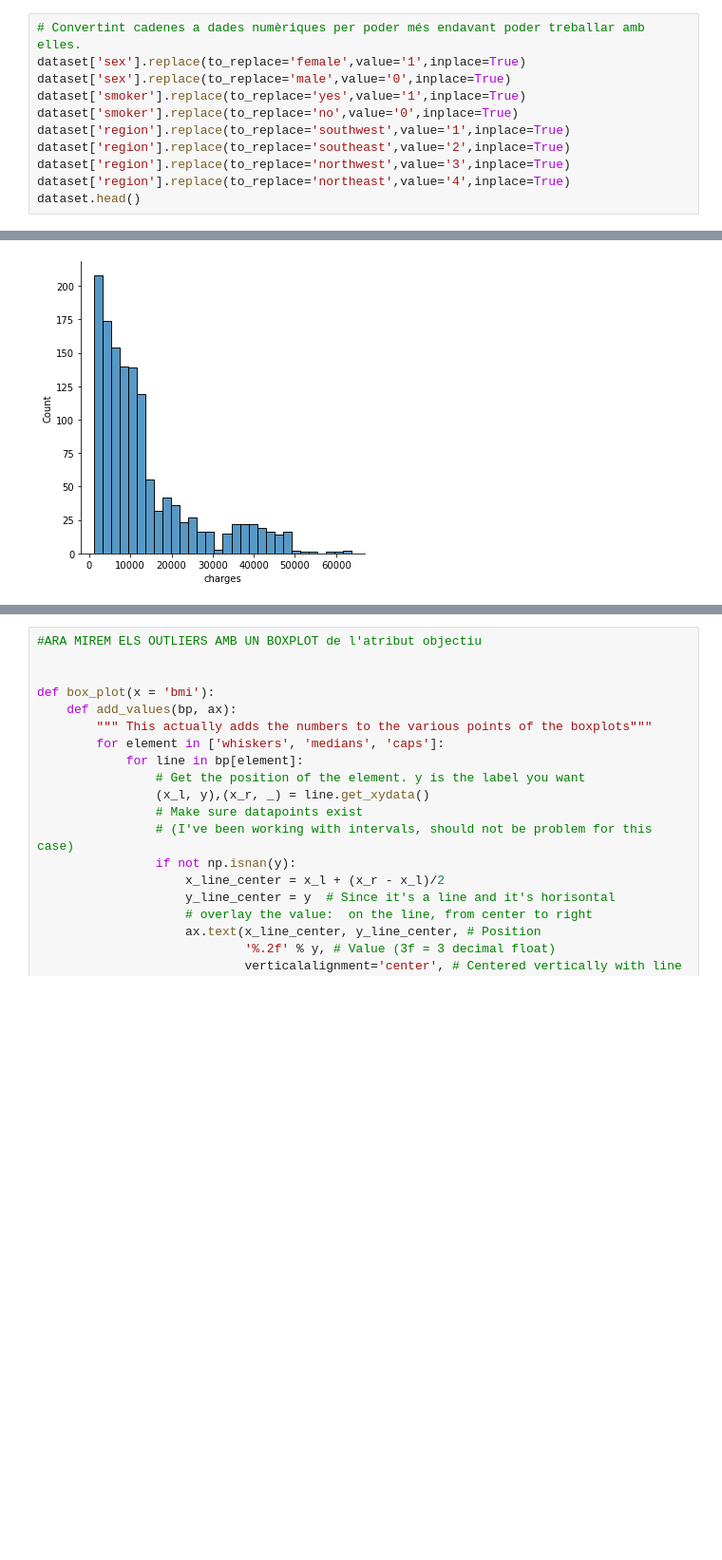
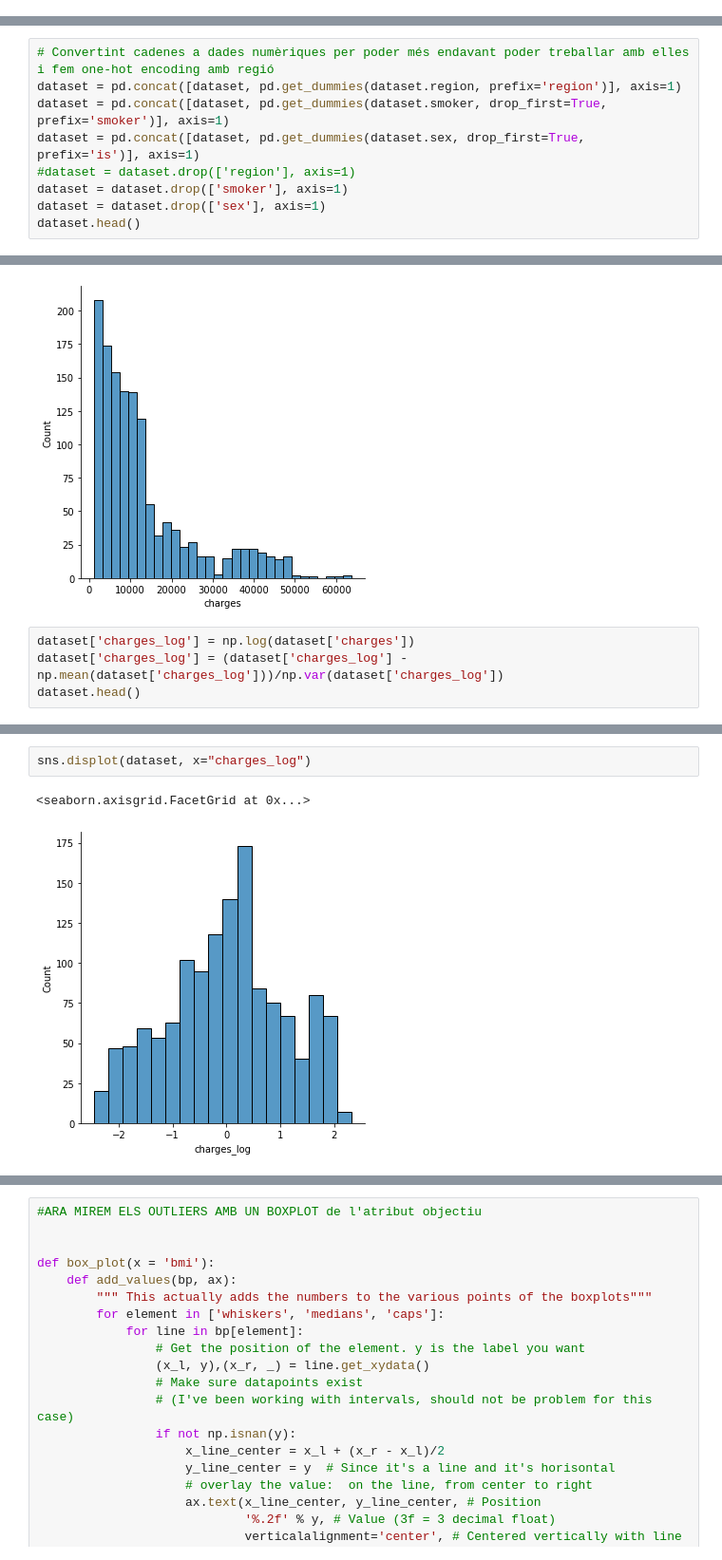
Before and after one commit to AlbaFernandezCor/Practica1_ApC, a Jupyter notebook: prac1.ipynb, the cells around one changed output, grey strips where cells are left out. Shown: that part at 95% size. Saved outputs shown, nothing was run; the diff lists cells and outputs as text; blank space fills up the shorter version.

```diff
--- a/prac1.ipynb
+++ b/prac1.ipynb
@@ -54,14 +56,3 @@ Data columns (total 7 columns):
  6   charges   1338 non-null   float64
 dtypes: float64(2), int64(2), object(3)
 memory usage: 73.3+ KB
-# %%
-# Convertint cadenes a dades numèriques per poder més endavant poder treballar amb elles.
-dataset['sex'].replace(to_replace='female',value='1',inplace=True)
-dataset['sex'].replace(to_replace='male',value='0',inplace=True)
-dataset['smoker'].replace(to_replace='yes',value='1',inplace=True)
-dataset['smoker'].replace(to_replace='no',value='0',inplace=True)
-dataset['region'].replace(to_replace='southwest',value='1',inplace=True)
-dataset['region'].replace(to_replace='southeast',value='2',inplace=True)
-dataset['region'].replace(to_replace='northwest',value='3',inplace=True)
-dataset['region'].replace(to_replace='northeast',value='4',inplace=True)
-dataset.head()
@@ -74,0 +62,9 @@ dataset.head()
+# %%
+# Convertint cadenes a dades numèriques per poder més endavant poder treballar amb elles i fem one-hot encoding amb regió
+dataset = pd.concat([dataset, pd.get_dummies(dataset.region, prefix='region')], axis=1)
+dataset = pd.concat([dataset, pd.get_dummies(dataset.smoker, drop_first=True, prefix='smoker')], axis=1)
+dataset = pd.concat([dataset, pd.get_dummies(dataset.sex, drop_first=True, prefix='is')], axis=1)
+#dataset = dataset.drop(['region'], axis=1)
+dataset = dataset.drop(['smoker'], axis=1)
+dataset = dataset.drop(['sex'], axis=1)
+dataset.head()
@@ -107,3 +113,7 @@ sns.displot(dataset, x="charges")
 # %% [output]
 <seaborn.axisgrid.FacetGrid at 0x...>
 [figure]
+# %%
+dataset['charges_log'] = np.log(dataset['charges'])
+dataset['charges_log'] = (dataset['charges_log'] - np.mean(dataset['charges_log']))/np.var(dataset['charges_log'])
+dataset.head()
@@ -109,0 +127,5 @@ sns.displot(dataset, x="charges")
+# %%
+sns.displot(dataset, x="charges_log")
+# %% [output]
+<seaborn.axisgrid.FacetGrid at 0x...>
+[figure, added]
```
Also changed, not shown: parts of 20 cells of this notebook.
